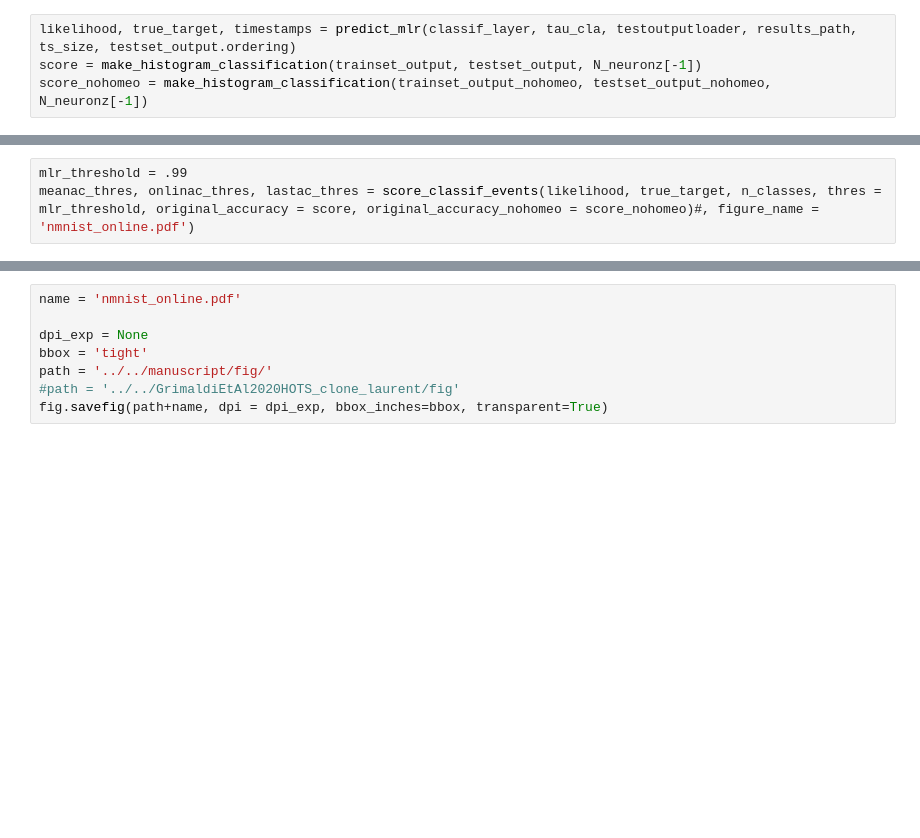
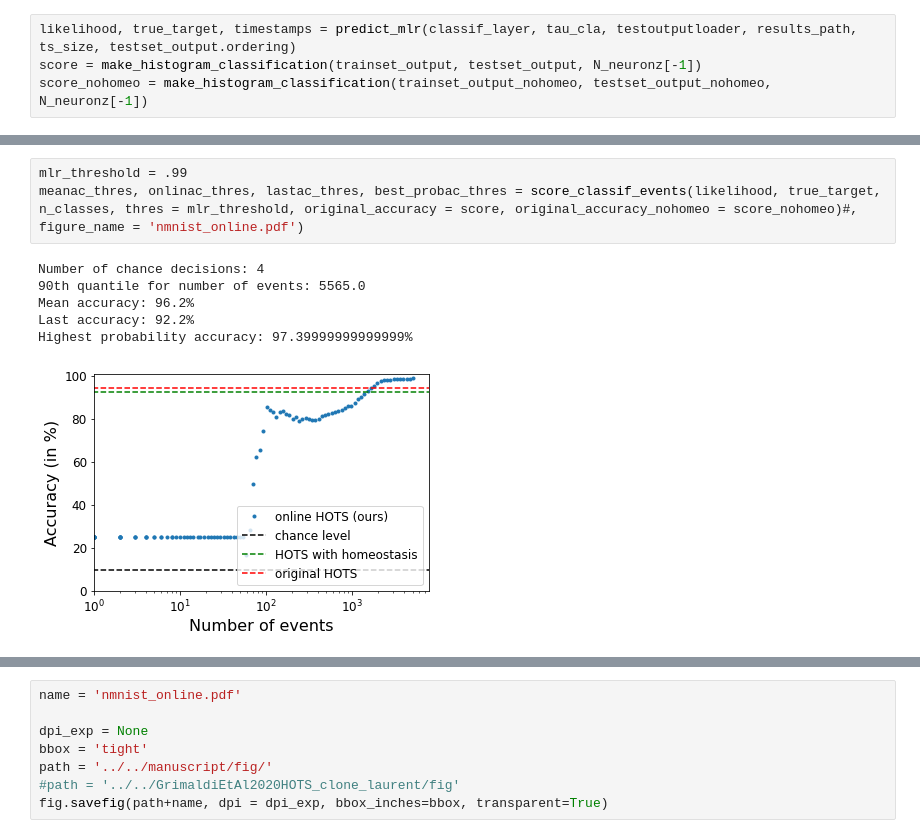
Before and after one commit to AntoineGrimaldi/hotsline, a Jupyter notebook: notebooks/RESULTS_NMNIST.ipynb, the cells around one changed output, grey strips where cells are left out. Cells and saved outputs as stored; diff of their text form; blank space fills up the shorter version.

```diff
--- a/notebooks/RESULTS_NMNIST.ipynb
+++ b/notebooks/RESULTS_NMNIST.ipynb
@@ -137,6 +147,13 @@ plt.plot(onlinac)
 # %%
 mlr_threshold = .99
-meanac_thres, onlinac_thres, lastac_thres = score_classif_events(likelihood, true_target, n_classes, thres = mlr_threshold, original_accuracy = score, original_accuracy_nohomeo = score_nohomeo)#, figure_name = 'nmnist_online.pdf')
+meanac_thres, onlinac_thres, lastac_thres, best_probac_thres = score_classif_events(likelihood, true_target, n_classes, thres = mlr_threshold, original_accuracy = score, original_accuracy_nohomeo = score_nohomeo)#, figure_name = 'nmnist_online.pdf')
+# %% [output]
+Number of chance decisions: 4
+90th quantile for number of events: 5565.0
+Mean accuracy: 96.2%
+Last accuracy: 92.2%
+Highest probability accuracy: 97.39999999999999%
+[figure, added]
 # %%
 import matplotlib.pyplot as plt
 
```
Also changed, not shown: parts of 4 cells of this notebook, 1 other file.
